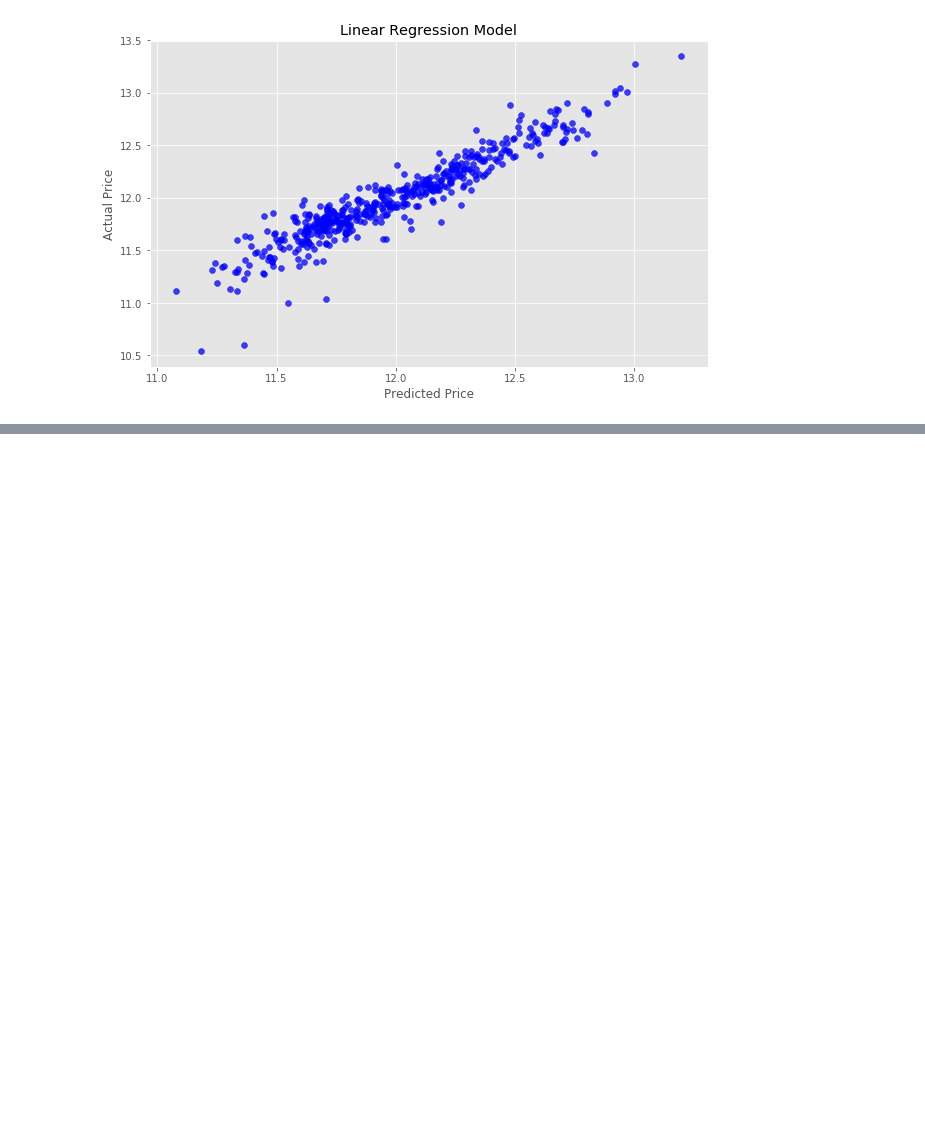
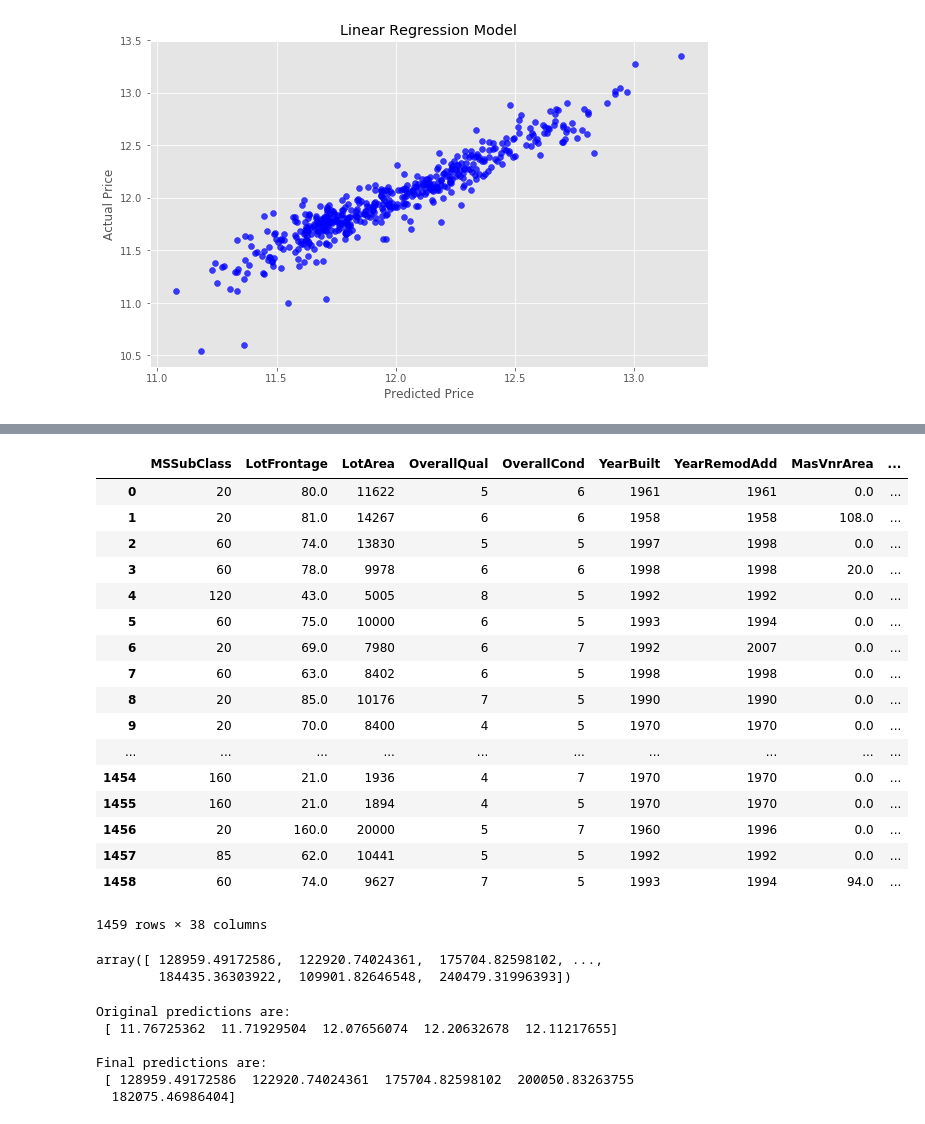
Before and after one commit to STHITAPRAJNAS/MyDataScienceLearning, a Jupyter notebook: House_price_kaggle.ipynb, the cells around one changed output, grey strips where cells are left out. Drawn from its saved outputs; the diff is of its cells as text; code cells hidden in the pictures; blank space fills up the shorter version.

```diff
--- a/House_price_kaggle.ipynb
+++ b/House_price_kaggle.ipynb
@@ -548,0 +565,24 @@ plt.show()
+# %%
+feats = test.select_dtypes(
+        include=[np.number]).drop(['Id'], axis=1).interpolate()
+# %%
+feats
+# %% [output]
+|  | MSSubClass | LotFrontage | LotArea | OverallQual | OverallCond | YearBuilt | YearRemodAdd | MasVnrArea | ... |
+| 0 | 20 | 80.0 | 11622 | 5 | 6 | 1961 | 1961 | 0.0 | ... |
+| 1 | 20 | 81.0 | 14267 | 6 | 6 | 1958 | 1958 | 108.0 | ... |
+| 2 | 60 | 74.0 | 13830 | 5 | 5 | 1997 | 1998 | 0.0 | ... |
+| 3 | 60 | 78.0 | 9978 | 6 | 6 | 1998 | 1998 | 20.0 | ... |
+| 4 | 120 | 43.0 | 5005 | 8 | 5 | 1992 | 1992 | 0.0 | ... |
+| 5 | 60 | 75.0 | 10000 | 6 | 5 | 1993 | 1994 | 0.0 | ... |
+| 6 | 20 | 69.0 | 7980 | 6 | 7 | 1992 | 2007 | 0.0 | ... |
+| 7 | 60 | 63.0 | 8402 | 6 | 5 | 1998 | 1998 | 0.0 | ... |
+| 8 | 20 | 85.0 | 10176 | 7 | 5 | 1990 | 1990 | 0.0 | ... |
+| 9 | 20 | 70.0 | 8400 | 4 | 5 | 1970 | 1970 | 0.0 | ... |
+| ... | ... | ... | ... | ... | ... | ... | ... | ... | ... |
+| 1454 | 160 | 21.0 | 1936 | 4 | 7 | 1970 | 1970 | 0.0 | ... |
+| 1455 | 160 | 21.0 | 1894 | 4 | 5 | 1970 | 1970 | 0.0 | ... |
+| 1456 | 20 | 160.0 | 20000 | 5 | 7 | 1960 | 1996 | 0.0 | ... |
+| 1457 | 85 | 62.0 | 10441 | 5 | 5 | 1992 | 1992 | 0.0 | ... |
+| 1458 | 60 | 74.0 | 9627 | 7 | 5 | 1993 | 1994 | 94.0 | ... |
+1459 rows × 38 columns
@@ -548,0 +595,16 @@ plt.show()
+# %%
+final_predictions
+# %% [output]
+array([ 128959.49172586,  122920.74024361,  175704.82598102, ...,
+        184435.36303922,  109901.82646548,  240479.31996393])
+# %%
+print ("Original predictions are: \n", (predictions)[:5], "\n")
+print ("Final predictions are: \n", final_predictions[:5])
+print ("Actual values are : \n" , test.)
+# %% [output]
+Original predictions are:
+ [ 11.76725362  11.71929504  12.07656074  12.20632678  12.11217655]
+
+Final predictions are:
+ [ 128959.49172586  122920.74024361  175704.82598102  200050.83263755
+  182075.46986404]
```
Also changed, not shown: parts of 10 cells of this notebook, 1 other file.
